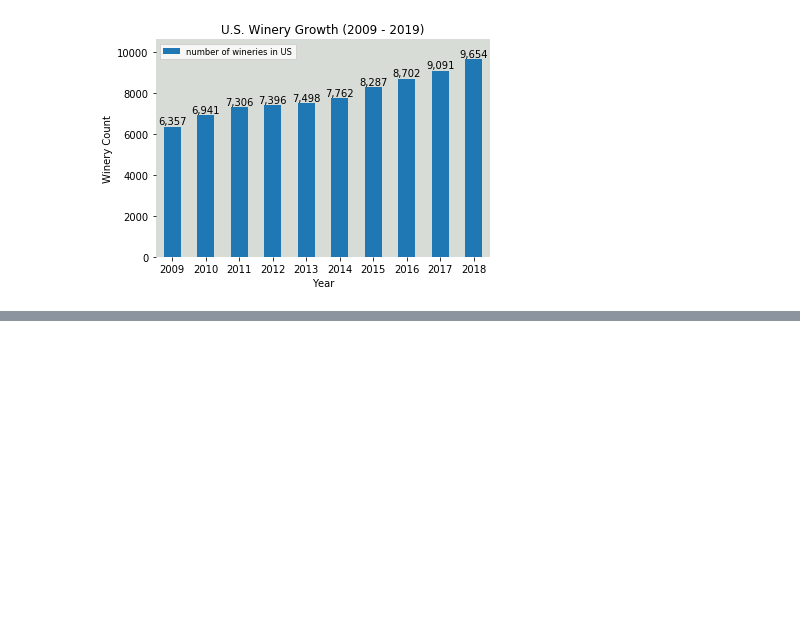
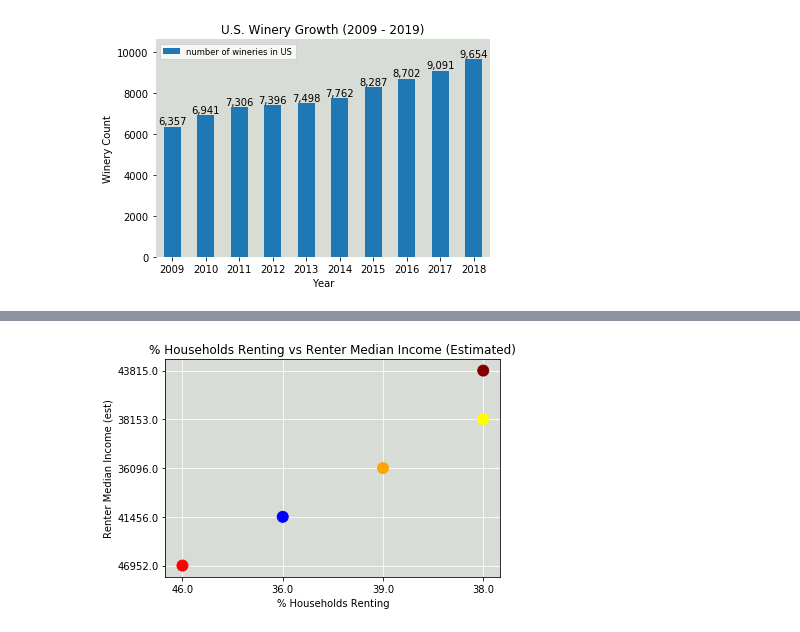
Before and after one commit to epayne323/ProjectOneRepo, a Jupyter notebook: Notebooks/Working/Working_Analysis_Plots_RM.ipynb, the cells around one changed output, grey strips where cells are left out. Drawn from its saved outputs; the diff is of its cells as text; code cells hidden in the pictures; blank space fills up the shorter version.

```diff
--- a/Notebooks/Working_Analysis_Plots_RM.ipynb
+++ b/Notebooks/Working/Working_Analysis_Plots_RM.ipynb
@@ -448,0 +540,13 @@ plt.show()
+# %%
+fix, ax = plt.subplots()
+
+scatter = ax.scatter(Renter_per,Renter_income, c=colors, s=120,zorder=3)
+plt.title('% Households Renting vs Renter Median Income (Estimated)')
+plt.xlabel('% Households Renting')
+plt.ylabel('Renter Median Income (est)')
+ax.set_facecolor("xkcd:light grey")
+plt.grid(True,color='white')
+plt.savefig(os.path.join("..","Images","renters_renter_inc.png"),bbox_inches="tight")
+plt.show()
+# %% [output]
+[figure, added]
```
Also changed, not shown: parts of 9 cells of this notebook, 11 other files.
